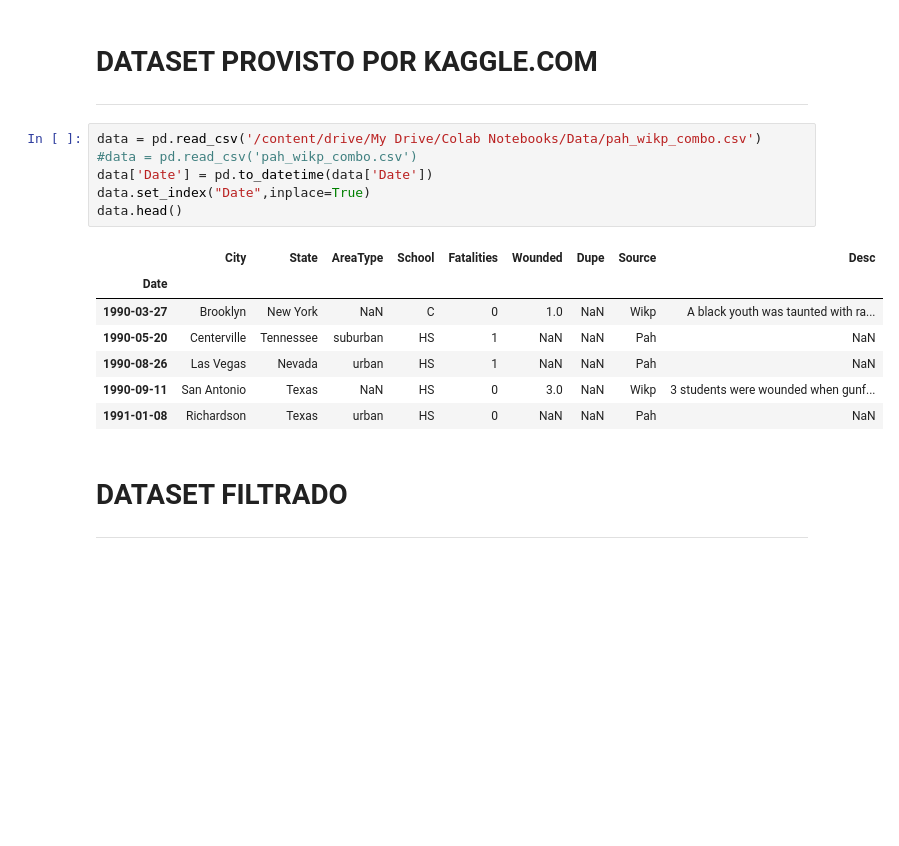
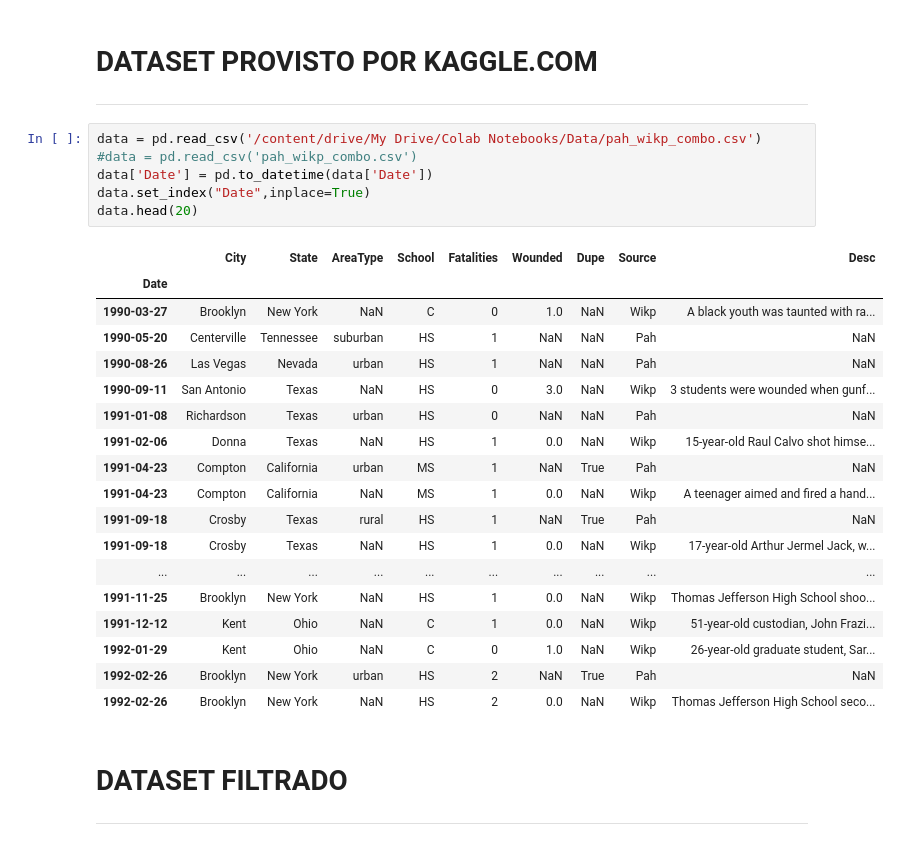
Before and after one commit to crianpiro/SCHOOL_SHOOTINGS_SIMULATION, a Jupyter notebook: notebook/SCHOOL_SHOOTINGS_FORECASTING.ipynb, the cells around one changed output. Drawn from its saved outputs; the diff is of its cells as text; blank space fills up the shorter version.

```diff
--- a/notebook/SCHOOL_SHOOTINGS_FORECASTING.ipynb
+++ b/notebook/SCHOOL_SHOOTINGS_FORECASTING.ipynb
@@ -17,17 +24,28 @@ uploaded = files.upload()
 # %%
 data = pd.read_csv('/content/drive/My Drive/Colab Notebooks/Data/pah_wikp_combo.csv')
 #data = pd.read_csv('pah_wikp_combo.csv')
 data['Date'] = pd.to_datetime(data['Date'])
 data.set_index("Date",inplace=True)
-data.head()
+data.head(20)
 # %% [output]
 |  | City | State | AreaType | School | Fatalities | Wounded | Dupe | Source | Desc |
 | Date |  |  |  |  |  |  |  |  |  |
 | 1990-03-27 | Brooklyn | New York | NaN | C | 0 | 1.0 | NaN | Wikp | A black youth was taunted with ra... |
 | 1990-05-20 | Centerville | Tennessee | suburban | HS | 1 | NaN | NaN | Pah | NaN |
 | 1990-08-26 | Las Vegas | Nevada | urban | HS | 1 | NaN | NaN | Pah | NaN |
 | 1990-09-11 | San Antonio | Texas | NaN | HS | 0 | 3.0 | NaN | Wikp | 3 students were wounded when gunf... |
 | 1991-01-08 | Richardson | Texas | urban | HS | 0 | NaN | NaN | Pah | NaN |
+| 1991-02-06 | Donna | Texas | NaN | HS | 1 | 0.0 | NaN | Wikp | 15-year-old Raul Calvo shot himse... |
+| 1991-04-23 | Compton | California | urban | MS | 1 | NaN | True | Pah | NaN |
+| 1991-04-23 | Compton | California | NaN | MS | 1 | 0.0 | NaN | Wikp | A teenager aimed and fired a hand... |
+| 1991-09-18 | Crosby | Texas | rural | HS | 1 | NaN | True | Pah | NaN |
+| 1991-09-18 | Crosby | Texas | NaN | HS | 1 | 0.0 | NaN | Wikp | 17-year-old Arthur Jermel Jack, w... |
+| ... | ... | ... | ... | ... | ... | ... | ... | ... | ... |
+| 1991-11-25 | Brooklyn | New York | NaN | HS | 1 | 0.0 | NaN | Wikp | Thomas Jefferson High School shoo... |
+| 1991-12-12 | Kent | Ohio | NaN | C | 1 | 0.0 | NaN | Wikp | 51-year-old custodian, John Frazi... |
+| 1992-01-29 | Kent | Ohio | NaN | C | 0 | 1.0 | NaN | Wikp | 26-year-old graduate student, Sar... |
+| 1992-02-26 | Brooklyn | New York | urban | HS | 2 | NaN | True | Pah | NaN |
+| 1992-02-26 | Brooklyn | New York | NaN | HS | 2 | 0.0 | NaN | Wikp | Thomas Jefferson High School seco... |
 # %% [markdown]
 # **DATASET FILTRADO**
 ---
```
Also changed, not shown: parts of 1 cell of this notebook, 2 other files.
